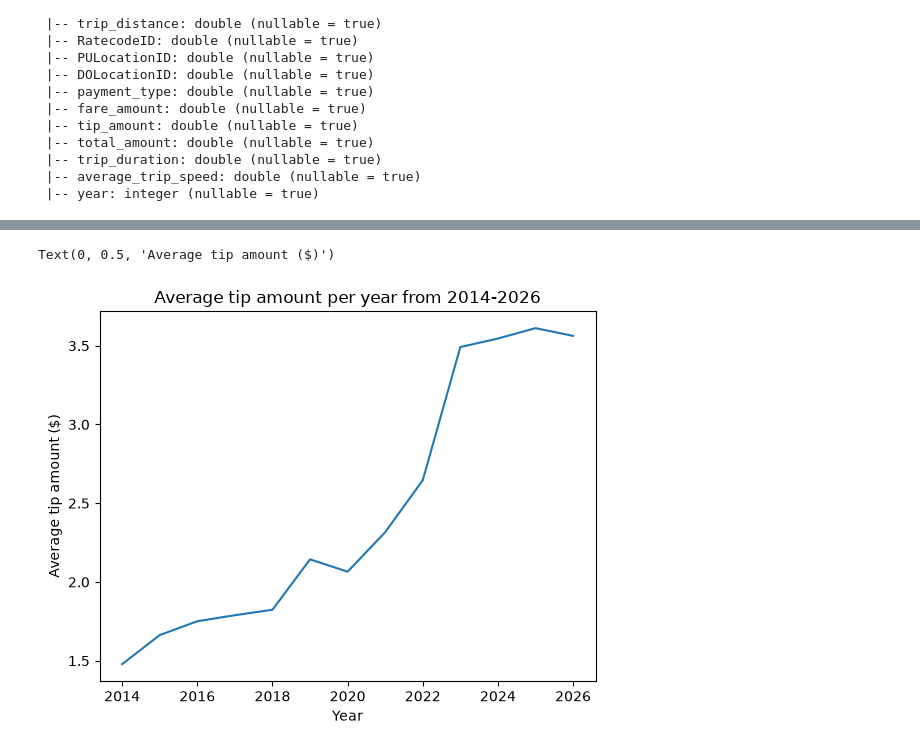
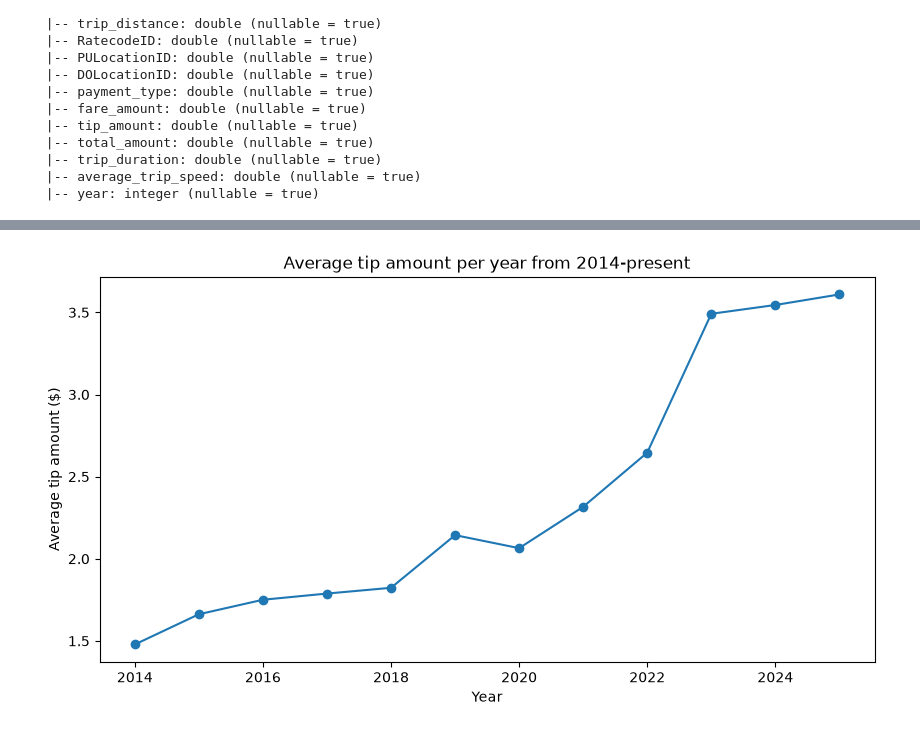
Before and after one commit to MekayleRajoo/MIT_805_PROJECT_GROUP_8, a Jupyter notebook: notebooks/EDA_SC.ipynb, the cells around one changed output, grey strips where cells are left out. Drawn from its saved outputs; the diff is of its cells as text; code cells hidden in the pictures.

Commit message:
Finalised_version

```diff
--- a/notebooks/EDA_SC.ipynb
+++ b/notebooks/EDA_SC.ipynb
@@ -17,7 +17,7 @@ spark = SparkSession.builder \
 # %%
 #read in the reduced files
 
-df = spark.read.parquet("2014-2017_DATA", "2018-2026_DATA")
+df = spark.read.parquet("2014-2017_FINAL_CLEANED", "2018-2026_FINAL_CLEANED")
 
 df.printSchema()
 # %% [output]
@@ -251,11 +194,12 @@ average_tips_per_year.show()
 # %%
 average_tips_per_year_pd = average_tips_per_year.toPandas()
 
-plt.figure()
-plt.plot(average_tips_per_year_pd["year"], average_tips_per_year_pd["average_tip_amount"])
-plt.title("Average tip amount per year from 2014-2026")
+plt.figure(figsize = (10,5))
+plt.plot(average_tips_per_year_pd["year"], average_tips_per_year_pd["average_tip_amount"], marker = "o")
+plt.title("Average tip amount per year from 2014-present")
 plt.xlabel("Year")
 plt.ylabel("Average tip amount ($)")
+
+plt.savefig("Average tip amount per year from 2014-2026")
 # %% [output]
-Text(0, 0.5, 'Average tip amount ($)')
-[figure, old version]
+[figure, new version]
```
Also changed, not shown: parts of 6 cells of this notebook.
